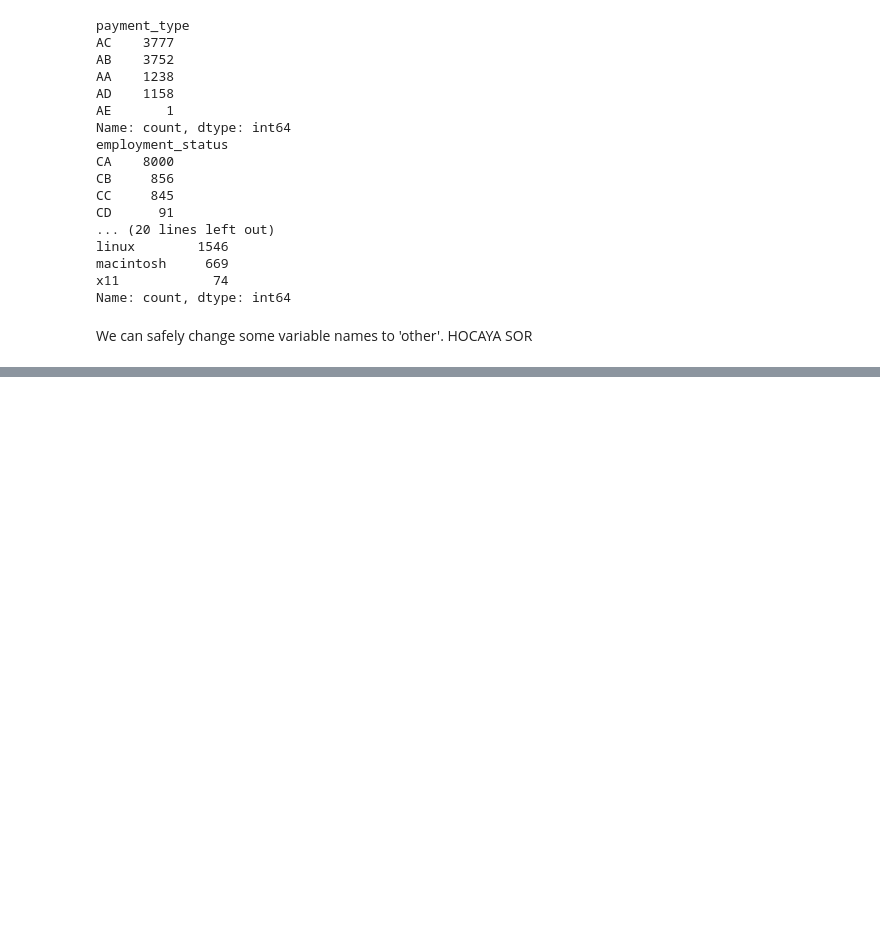
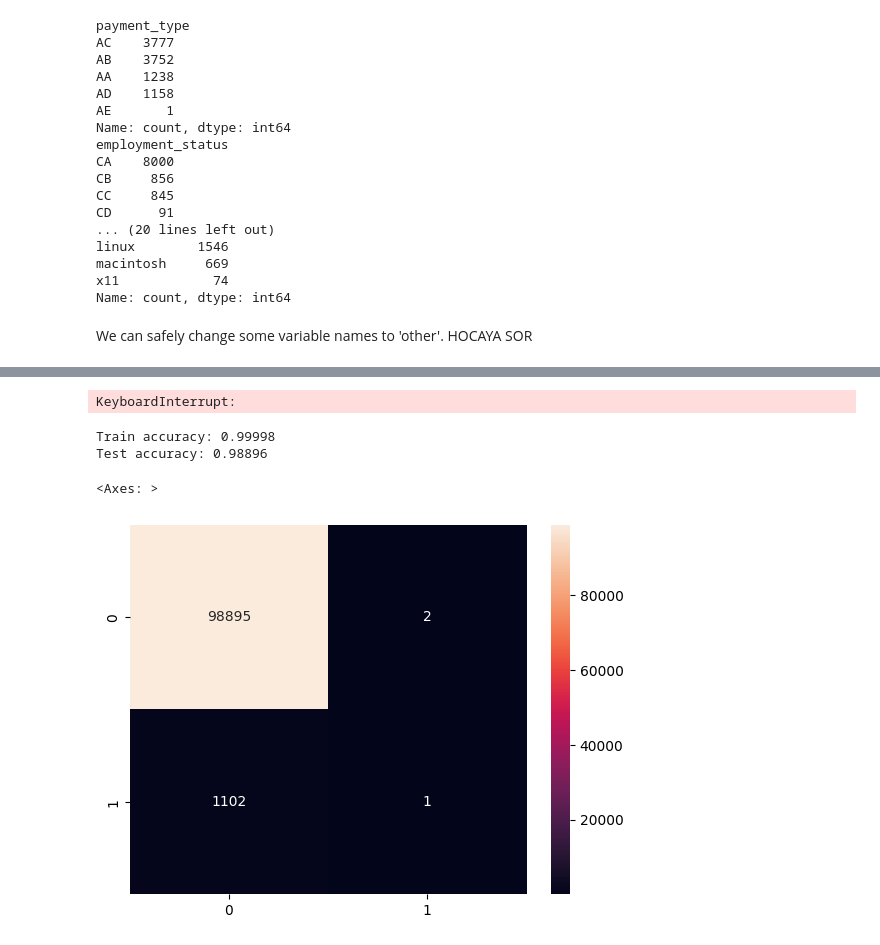
Before and after one commit to salihboraguder/BankFraudDetection, a Jupyter notebook: explore.ipynb, the cells around one changed output, grey strips where cells are left out. Cells and saved outputs as stored; diff of their text form; code cells hidden in the pictures; blank space fills up the shorter version.

```diff
--- a/explore.ipynb
+++ b/explore.ipynb
@@ -107,0 +185,9 @@ Name: count, dtype: int64
+# %%
+num_cols = X_train.select_dtypes(include=np.number).columns
+
+ct = ColumnTransformer(
+    transformers=[
+        ("num",StandardScaler(),num_cols),
+        ("cat",OneHotEncoder(sparse_output=False,drop="first"),cat_feat)
+    ]
+)
@@ -107,0 +197,15 @@ Name: count, dtype: int64
+# %%
+pipe = make_pipeline(ct,RandomForestClassifier())
+# %%
+pipe.fit(X_train,y_train)
+# %% [output]
+KeyboardInterrupt:
+# %%
+train_score = pipe.score(X_train,y_train)
+test_score = pipe.score(X_test,y_test)
+
+print(f"Train accuracy: {train_score}")
+print(f"Test accuracy: {test_score}")
+# %% [output]
+Train accuracy: 0.99998
+Test accuracy: 0.98896
@@ -107,0 +214,9 @@ Name: count, dtype: int64
+# %%
+preds = pipe.predict(X_test)
+
+cm = confusion_matrix(y_test,preds)
+# %%
+sns.heatmap(cm,annot=True,fmt="d")
+# %% [output]
+<Axes: >
+[figure, added]
```
Also changed, not shown: parts of 13 cells of this notebook.
